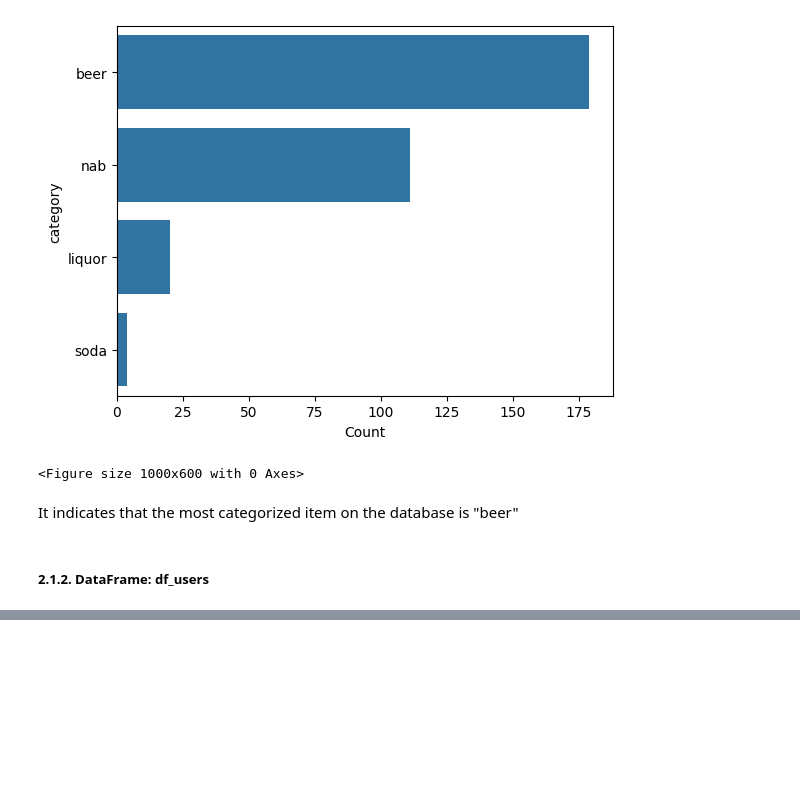
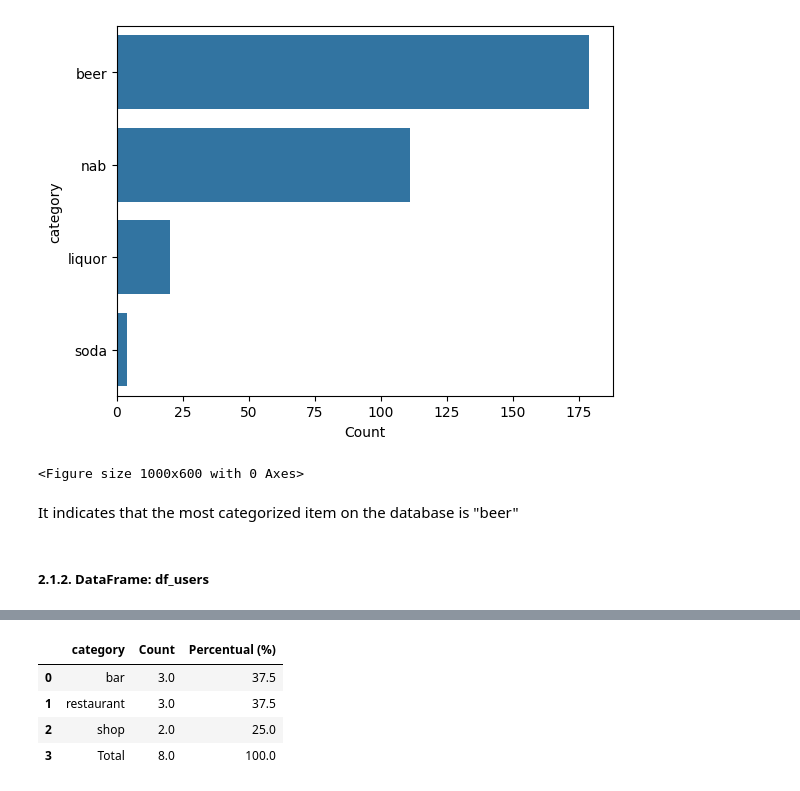
Before and after one commit to renanmarxx/Data-Analysis-Beer, a Jupyter notebook: files/analysis.ipynb, the cells around one changed output, grey strips where cells are left out. Cells and saved outputs as stored; diff of their text form; code cells hidden in the pictures; blank space fills up the shorter version.

```diff
--- a/files/analysis.ipynb
+++ b/files/analysis.ipynb
@@ -126,0 +168,8 @@ It indicates that the most categorized item on the database is "beer"
+# %%
+result
+# %% [output]
+|  | category | Count | Percentual (%) |
+| 0 | bar | 3.0 | 37.5 |
+| 1 | restaurant | 3.0 | 37.5 |
+| 2 | shop | 2.0 | 25.0 |
+| 3 | Total | 8.0 | 100.0 |
```
Also changed, not shown: parts of 23 cells of this notebook, 1 other file.
